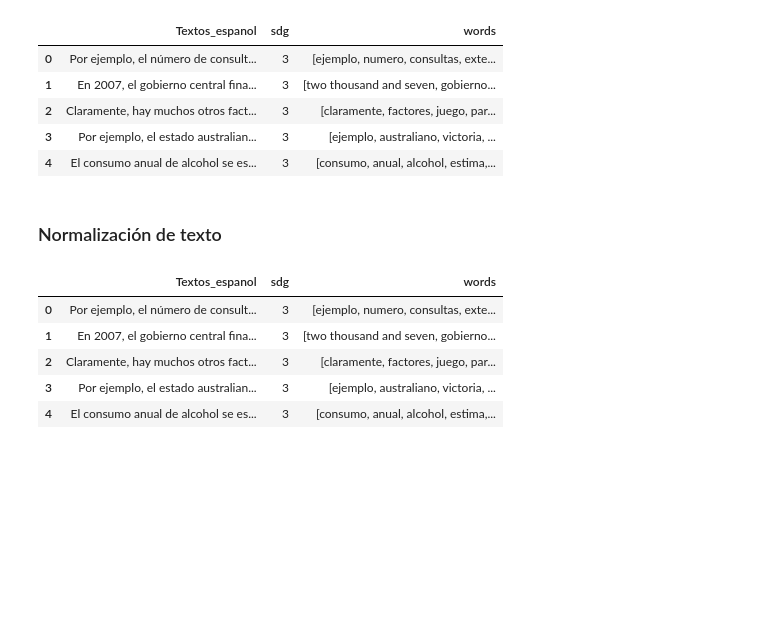
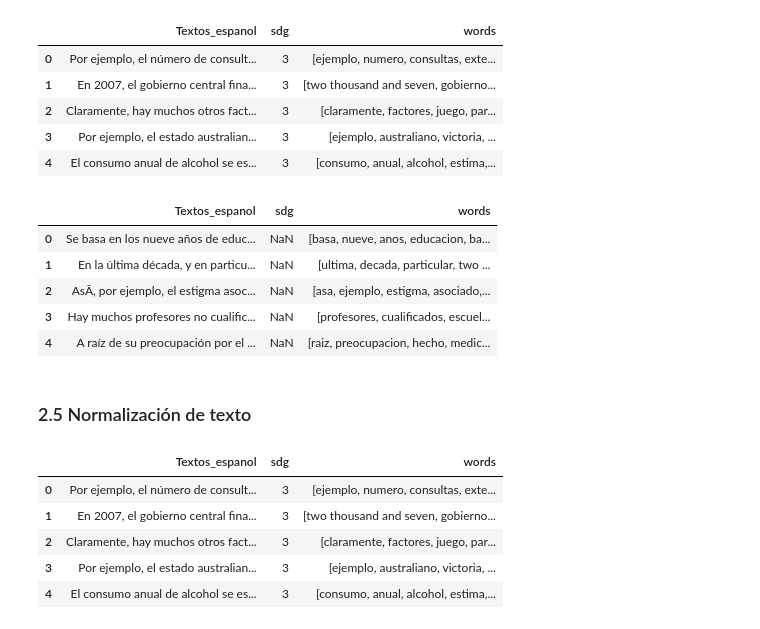
Before and after one commit to pdazad/ProyectoBI-G17, a Jupyter notebook: Etapa1/Fases/Modelado/AnalisisTextosODS.ipynb, the cells around one changed output. Saved outputs shown, nothing was run; the diff lists cells and outputs as text; code cells hidden in the pictures; blank space fills up the shorter version.

```diff
--- a/Etapa1/Fases/Modelado/AnalisisTextosODS.ipynb
+++ b/Etapa1/Fases/Modelado/AnalisisTextosODS.ipynb
@@ -146,8 +147,10 @@ stop_words
 # %%
 # Uso de la libreria pandas para la lectura de archivos excel
 df = pd.read_excel('./data/cat_345.xlsx')
+df_nuevo = pd.read_excel('./data/SinEtiquetatest_cat_345.xlsx')
 # Asignación a una nueva variable de los datos leidos
 data_t=df
+data_t_nuevo=df_nuevo
 # %%
 data_t.shape
 # %% [output]
@@ -273,8 +319,18 @@ data_t.head()
 | 2 | Claramente, hay muchos otros fact... | 3 | [claramente, factores, juego, par... |
 | 3 | Por ejemplo, el estado australian... | 3 | [ejemplo, australiano, victoria, ... |
 | 4 | El consumo anual de alcohol se es... | 3 | [consumo, anual, alcohol, estima,... |
+# %%
+data_t_nuevo['words'] = data_t_nuevo['Textos_espanol'].apply(word_tokenize).apply(preprocessing) #Aplica la eliminación del ruido
+data_t_nuevo.head()
+# %% [output]
+|  | Textos_espanol | sdg | words |
+| 0 | Se basa en los nueve años de educ... | NaN | [basa, nueve, anos, educacion, ba... |
+| 1 | En la última década, y en particu... | NaN | [ultima, decada, particular, two ... |
+| 2 | AsÃ, por ejemplo, el estigma asoc... | NaN | [asa, ejemplo, estigma, asociado,... |
+| 3 | Hay muchos profesores no cualific... | NaN | [profesores, cualificados, escuel... |
+| 4 | A raíz de su preocupación por el ... | NaN | [raiz, preocupacion, hecho, medic... |
 # %% [markdown]
-### Normalización de texto
+### 2.5 Normalización de texto
 # %%
 # Crear instancias de los stemmers y lematizadores
 stemmer = LancasterStemmer()
```
Also changed, not shown: parts of 49 cells of this notebook, 2 other files.
